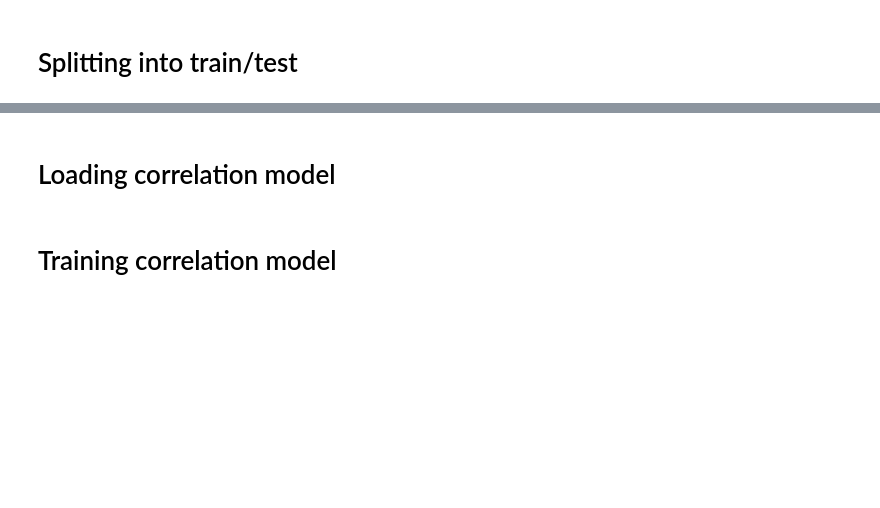
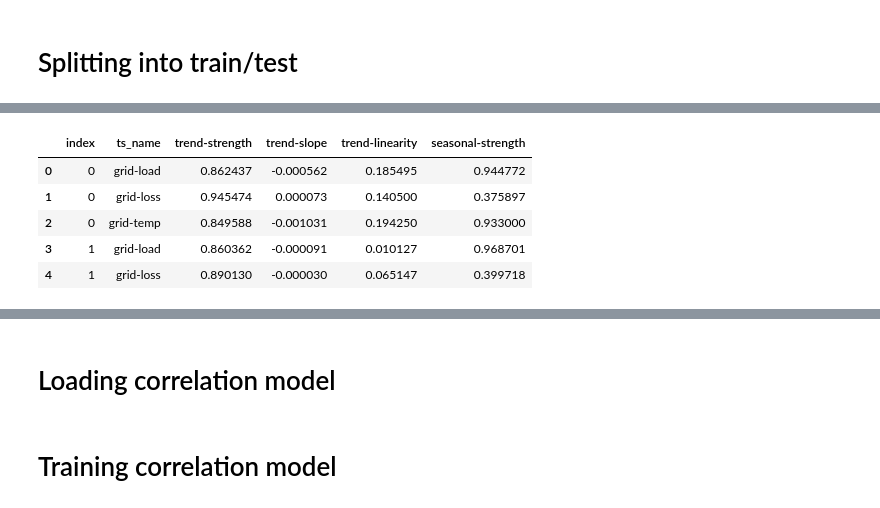
Before and after one commit to Mesterne/BEAST, a Jupyter notebook: notebooks/experiments/basic_correlation.ipynb, the cells around one changed output, grey strips where cells are left out. Drawn from its saved outputs; the diff is of its cells as text; code cells hidden in the pictures; blank space fills up the shorter version.

```diff
--- a/notebooks/experiments/basic_correlation.ipynb
+++ b/notebooks/experiments/basic_correlation.ipynb
@@ -41,2 +59,10 @@ Loading trained model from /Users/vegardsjavik/Uni/Master/Thesis/BEAST/models/fe
 # %% [markdown]
 # Loading data
+# %%
+import pandas as pd
+
+df = pd.read_csv(data_dir, index_col=0)
+df.index = pd.to_datetime(df.index)
+df = df[features_to_use]
+df = df.bfill()
+df.info()
@@ -44,0 +164,28 @@ Loading trained model from /Users/vegardsjavik/Uni/Master/Thesis/BEAST/models/fe
+# %%
+# Define mappings
+ts_names = {0: 'grid-load', 1: 'grid-loss', 2: 'grid-temp'}
+
+# Prepare DataFrame structure
+data = []
+for idx in range(features.shape[0]):
+    for ts_idx in range(features.shape[1]):
+        row = {
+            'index': idx,
+            'ts_name': ts_names[ts_idx],
+            'trend-strength': features[idx, ts_idx, 0],
+            'trend-slope': features[idx, ts_idx, 1],
+            'trend-linearity': features[idx, ts_idx, 2],
+            'seasonal-strength': features[idx, ts_idx, 3],
+        }
+        data.append(row)
+
+# Create the DataFrame
+df = pd.DataFrame(data)
+df.head()
+# %% [output]
+|  | index | ts_name | trend-strength | trend-slope | trend-linearity | seasonal-strength |
+| 0 | 0 | grid-load | 0.862437 | -0.000562 | 0.185495 | 0.944772 |
+| 1 | 0 | grid-loss | 0.945474 | 0.000073 | 0.140500 | 0.375897 |
+| 2 | 0 | grid-temp | 0.849588 | -0.001031 | 0.194250 | 0.933000 |
+| 3 | 1 | grid-load | 0.860362 | -0.000091 | 0.010127 | 0.968701 |
+| 4 | 1 | grid-loss | 0.890130 | -0.000030 | 0.065147 | 0.399718 |
```
Also changed, not shown: parts of 20 cells of this notebook, 2 other files.
